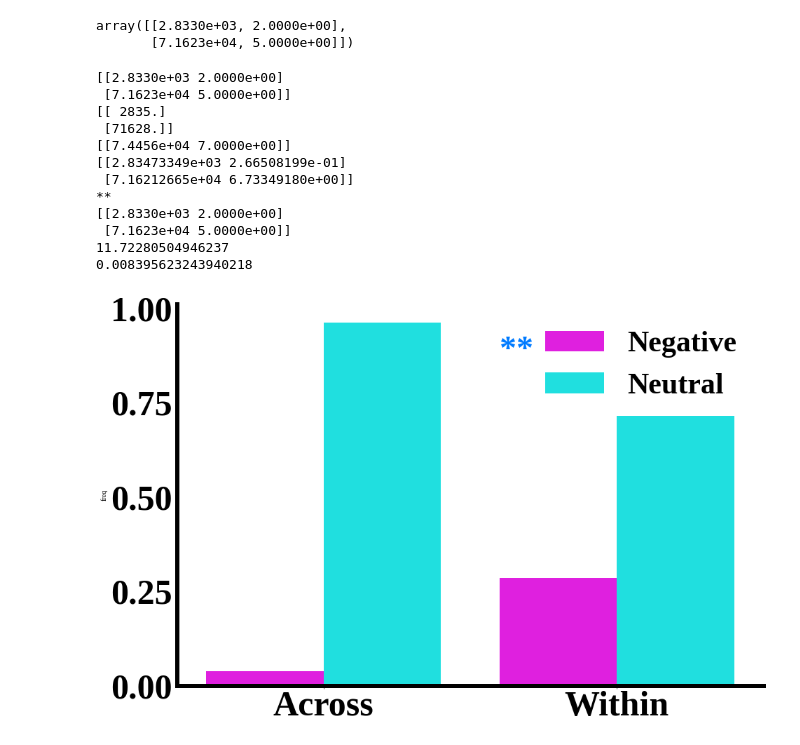
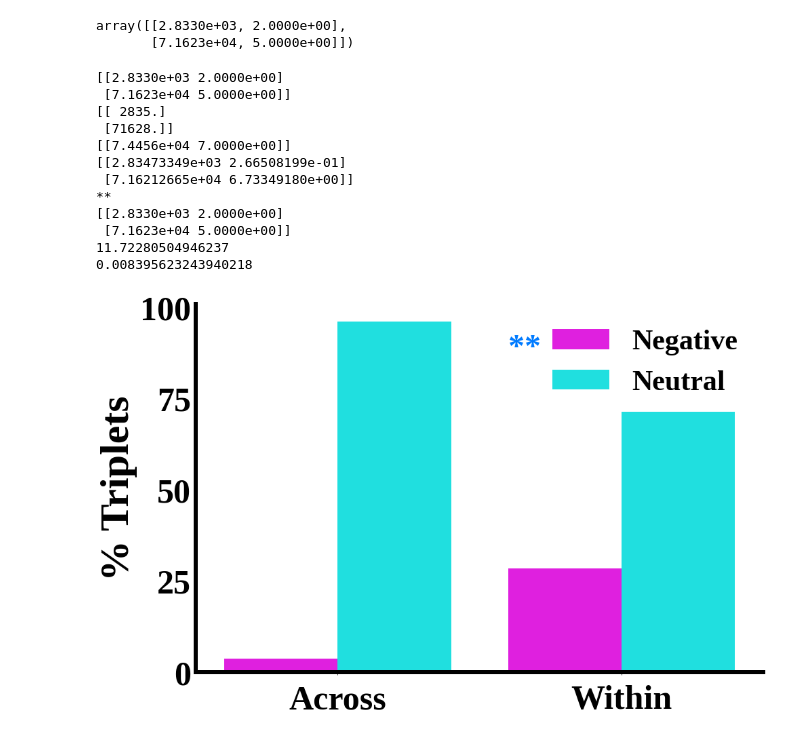
Before and after one commit to KISRDevelopment/cell_viability_paper, a Jupyter notebook: tgi_complex_analysis.ipynb, the cells around one changed output. Drawn from its saved outputs; the diff is of its cells as text; code cells hidden in the pictures.

```diff
--- a/tgi_complex_analysis.ipynb
+++ b/tgi_complex_analysis.ipynb
@@ -138,7 +138,18 @@ def visualizeR(R, col_labels):
                 "membership" : col_labels[j],
                 "freq" : R[thebin, j] / np.sum(R[:, j])
             })
+
+        for j in range(2 - R.shape[1]):
+            rows.append({
+                "bin" : bin_labels[thebin],
+                "membership" : ' ' * (j+1),
+                "freq" : 0
+            })
+
+
     df = pd.DataFrame(rows)
+    df['freq'] = df['freq'] * 100
+
     f, ax = plt.subplots(1, 1, figsize=(15, 10))
     g = sns.barplot(x="membership",
             y="freq",
@@ -148,36 +159,37 @@ def visualizeR(R, col_labels):
             palette=['magenta', 'cyan'])
 
     ax.yaxis.set_tick_params(labelsize=plot_cfg['tick_label_size'])
-    ax.xaxis.set_tick_params(labelsize=plot_cfg['tick_label_size'])
+    ax.xaxis.set_tick_params(labelsize=plot_cfg['tick_label_size'], pad=15)
     ax.set_xlabel("")
+    ax.set_ylabel("% Triplets", fontsize=plot_cfg['ylabel_size'], weight='bold')
     ax.spines['right'].set_visible(False)
     ax.spines['top'].set_visible(False)
     ax.legend(frameon=False, fontsize=plot_cfg['legend_size'])
     plt.setp(ax.spines.values(),linewidth=plot_cfg["border_size"], color='black')
 
     chisq, p, ddof = chi2(R)
     stars = '*' * eval_funcs.compute_stars(p, 0.05)
     print(stars)
     print(R)
     print(chisq)
     print(p)
     ax.text(0.55, 0.92, stars,
                     transform=ax.transAxes,
                     color=star_colors[1], ha="left", va="top", weight='bold',
                     fontsize=plot_cfg['stars_label_size'])
     #ax.set_title(title, fontsize=plot_cfg['xlabel_size'], fontweight='bold')
 visualizeR(R, ['Across', 'Within'])
 # %% [output]
 [[2.8330e+03 2.0000e+00]
  [7.1623e+04 5.0000e+00]]
 [[ 2835.]
  [71628.]]
 [[7.4456e+04 7.0000e+00]]
 [[2.83473349e+03 2.66508199e-01]
  [7.16212665e+04 6.73349180e+00]]
 **
 [[2.8330e+03 2.0000e+00]
  [7.1623e+04 5.0000e+00]]
 11.72280504946237
 0.008395623243940218
-[figure, old version]
+[figure, new version]
```
Also changed, not shown: 4 other files.
